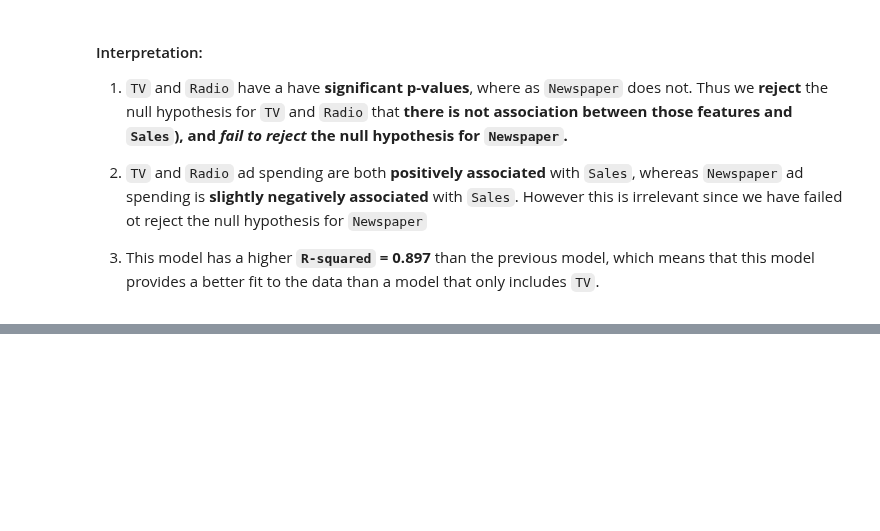
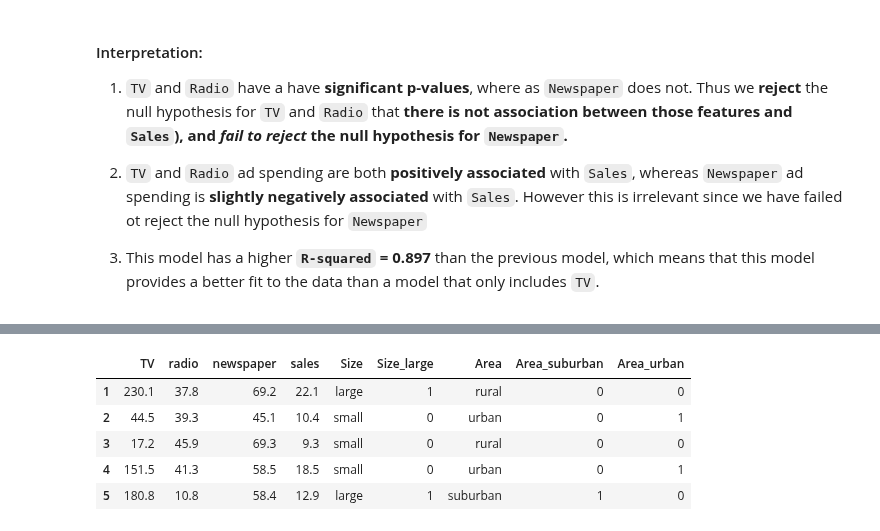
Before and after one commit to naivelogic/Machine_Learning_Notebooks, a Jupyter notebook: ML/ML Foundation/(ISLR) 3. Linear Regression.ipynb, the cells around one changed output, grey strips where cells are left out. Cells and saved outputs as stored; diff of their text form; code cells hidden in the pictures; blank space fills up the shorter version.

```diff
--- a/ML/ML Foundation/(ISLR) 3. Linear Regression.ipynb
+++ b/ML/ML Foundation/(ISLR) 3. Linear Regression.ipynb
@@ -456,0 +512,12 @@ Name: Student2, dtype: int64
+# %%
+# set a seed for reproducibility
+np.random.seed(12345)
+
+# create a Series of booleans in which roughly half are True
+nums = np.random.rand(len(advertising))
+mask_large = nums > 0.5
+
+# initially set Size to small, then chnage roughly half to be large
+advertising['Size'] = 'small'
+advertising.loc[mask_large, 'Size'] = 'large'
+advertising.head()
@@ -456,0 +534,4 @@ Name: Student2, dtype: int64
+# %%
+# create a new Series called Size_Large
+advertising['Size_large'] = advertising.Size.map({'small':0, 'large':1})
+advertising.head()
@@ -456,0 +573,12 @@ Name: Student2, dtype: int64
+# %%
+# set a seed for reproducibility
+np.random.seed(123456)
+
+# assign roughly one third of the observations to each group
+nums = np.random.rand(len(advertising))
+mask_suburban = (nums > 0.33) & (nums < 0.66)
+mask_urban = nums > 0.66
+advertising['Area'] = 'rural'
+advertising.loc[mask_suburban, 'Area'] = 'suburban'
+advertising.loc[mask_urban, 'Area'] = 'urban'
+advertising.head()
@@ -456,0 +610,6 @@ Name: Student2, dtype: int64
+# %%
+# create three dummy variables using `get_dummies`
+# .. then exclude the first dummy column
+
+area_dummies = pd.get_dummies(advertising.Area, prefix='Area').iloc[:, 1:]
+area_dummies.head()
@@ -456,0 +632,11 @@ Name: Student2, dtype: int64
+# %%
+# concatenate the dummy variable columns onto the DataFrame (axis=0 means rows, axis=1 means columns)
+advertising = pd.concat([advertising, area_dummies], axis=1)
+advertising.head()
+# %% [output]
+|  | TV | radio | newspaper | sales | Size | Size_large | Area | Area_suburban | Area_urban |
+| 1 | 230.1 | 37.8 | 69.2 | 22.1 | large | 1 | rural | 0 | 0 |
+| 2 | 44.5 | 39.3 | 45.1 | 10.4 | small | 0 | urban | 0 | 1 |
+| 3 | 17.2 | 45.9 | 69.3 | 9.3 | small | 0 | rural | 0 | 0 |
+| 4 | 151.5 | 41.3 | 58.5 | 18.5 | small | 0 | urban | 0 | 1 |
+| 5 | 180.8 | 10.8 | 58.4 | 12.9 | large | 1 | suburban | 1 | 0 |
```
Also changed, not shown: parts of 38 cells of this notebook.
